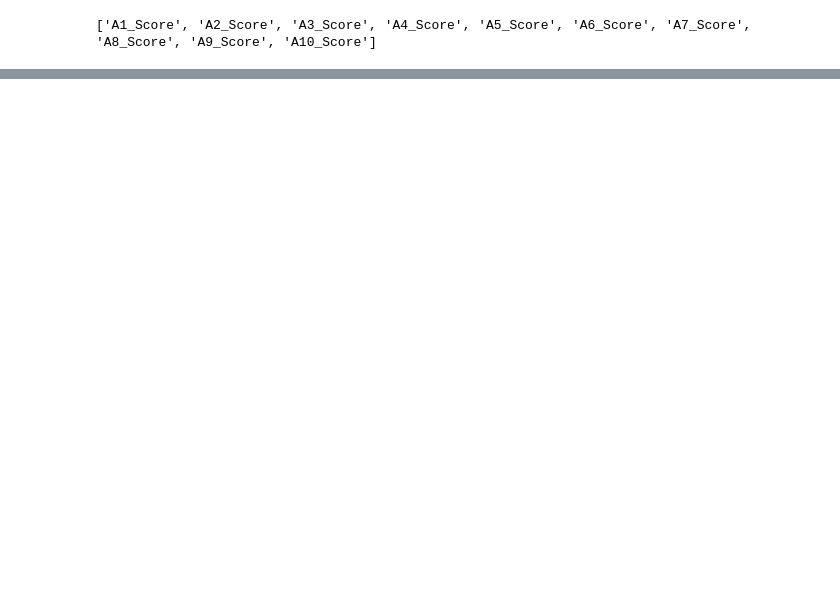
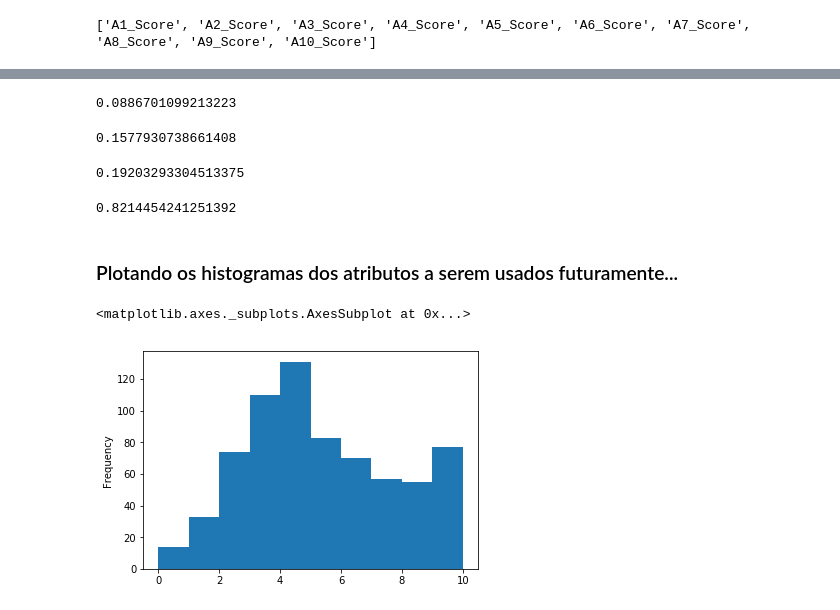
Before and after one commit to nathNath/provadeia, a Jupyter notebook: questaoum/questaoum.ipynb, the cells around one changed output, grey strips where cells are left out. Cells and saved outputs as stored; diff of their text form; code cells hidden in the pictures; blank space fills up the shorter version.

```diff
--- a/questaoum/questaoum.ipynb
+++ b/questaoum/questaoum.ipynb
@@ -303,2 +295,2 @@ f = 1
 # %%
-dataset["gender"] = dataset["gender"].replace(b'f', 1)
+dataset['age'].corr(dataset['gender'])
@@ -305,2 +299,2 @@ dataset["gender"] = dataset["gender"].replace(b'f', 1)
 # %%
-dataset["gender"] = dataset["gender"].replace(b'm', 0)
+dataset['gender'].corr(dataset['ethnicity'])
@@ -325,0 +303,23 @@ dataset.head(15)
+# %%
+dataset['ethnicity'].corr(dataset['jundice'])
+# %% [output]
+0.0886701099213223
+# %%
+dataset['jundice'].corr(dataset['austim'])
+# %% [output]
+0.1577930738661408
+# %%
+dataset['austim'].corr(dataset['result'])
+# %% [output]
+0.19203293304513375
+# %%
+dataset['result'].corr(dataset['Class/ASD'])
+# %% [output]
+0.8214454241251392
+# %% [markdown]
+### Plotando os histogramas dos atributos a serem usados futuramente...
+# %%
+dataset['result'].plot(kind='hist')
+# %% [output]
+<matplotlib.axes._subplots.AxesSubplot at 0x...>
+[figure, added]
```
Also changed, not shown: parts of 57 cells of this notebook.
